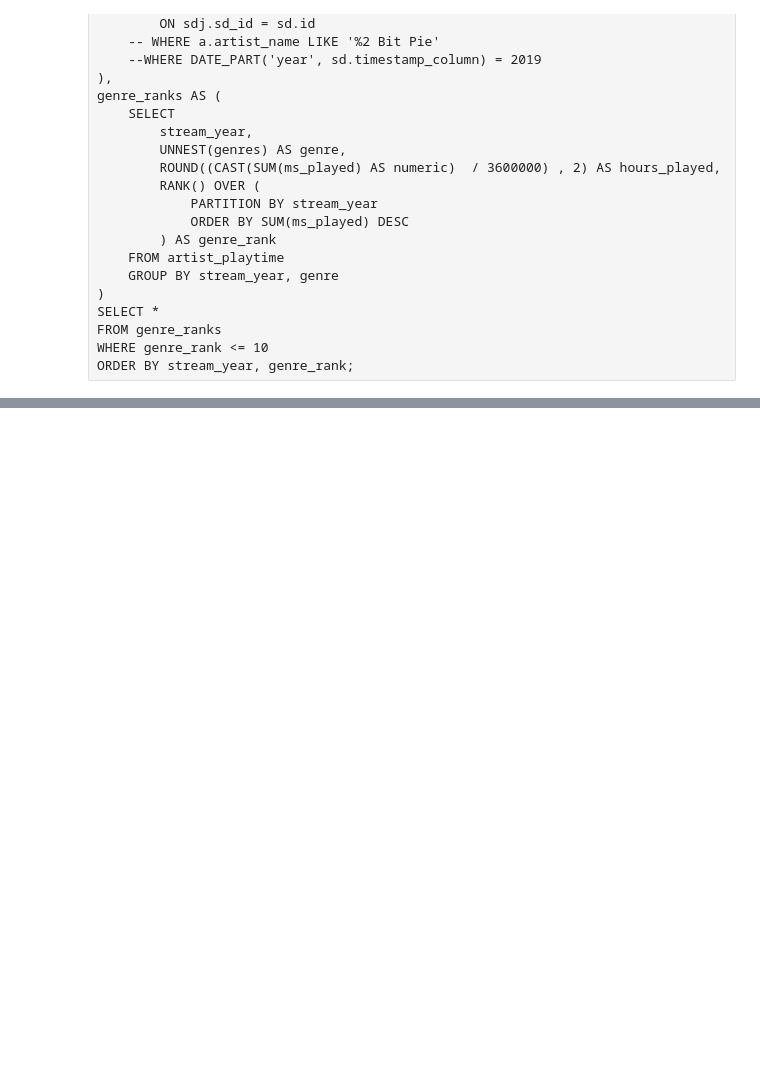
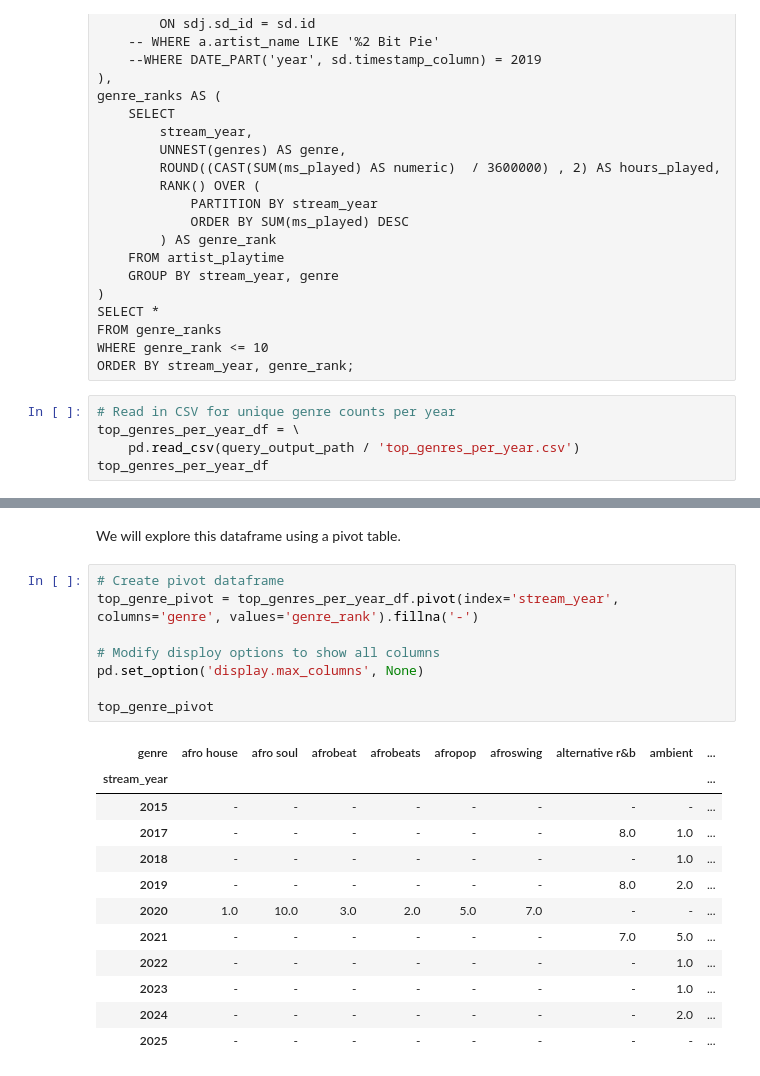
Before and after one commit to terryjbates/Spotify_Streaming_Data_Analysis, a Jupyter notebook: notebooks/Spotify_Streaming_Analysis.ipynb, the cells around one changed output, grey strips where cells are left out. Cells and saved outputs as stored; diff of their text form; blank space fills up the shorter version.

Commit message:
Update query document and notebook
This commit completes the work on "Top Genres" and begins effort to complete "Top Podcasts" question-answering.

```diff
--- a/notebooks/Spotify_Streaming_Analysis.ipynb
+++ b/notebooks/Spotify_Streaming_Analysis.ipynb
@@ -1401,3 +1401,8 @@ SELECT *
 FROM genre_ranks
 WHERE genre_rank <= 10
 ORDER BY stream_year, genre_rank;
+# %%
+# Read in CSV for unique genre counts per year
+top_genres_per_year_df = \
+    pd.read_csv(query_output_path / 'top_genres_per_year.csv')
+top_genres_per_year_df
@@ -1403,0 +1423,23 @@ ORDER BY stream_year, genre_rank;
+# %% [markdown]
+We will explore this dataframe using a pivot table.
+# %%
+# Create pivot dataframe
+top_genre_pivot = top_genres_per_year_df.pivot(index='stream_year', columns='genre', values='genre_rank').fillna('-')
+
+# Modify disploy options to show all columns
+pd.set_option('display.max_columns', None)
+
+top_genre_pivot
+# %% [output]
+| genre | afro house | afro soul | afrobeat | afrobeats | afropop | afroswing | alternative r&b | ambient | ... |
+| stream_year |  |  |  |  |  |  |  |  | ... |
+| 2015 | - | - | - | - | - | - | - | - | ... |
+| 2017 | - | - | - | - | - | - | 8.0 | 1.0 | ... |
+| 2018 | - | - | - | - | - | - | - | 1.0 | ... |
+| 2019 | - | - | - | - | - | - | 8.0 | 2.0 | ... |
+| 2020 | 1.0 | 10.0 | 3.0 | 2.0 | 5.0 | 7.0 | - | - | ... |
+| 2021 | - | - | - | - | - | - | 7.0 | 5.0 | ... |
+| 2022 | - | - | - | - | - | - | - | 1.0 | ... |
+| 2023 | - | - | - | - | - | - | - | 1.0 | ... |
+| 2024 | - | - | - | - | - | - | - | 2.0 | ... |
+| 2025 | - | - | - | - | - | - | - | - | ... |
```
Also changed, not shown: parts of 24 cells of this notebook, 1 other file.
